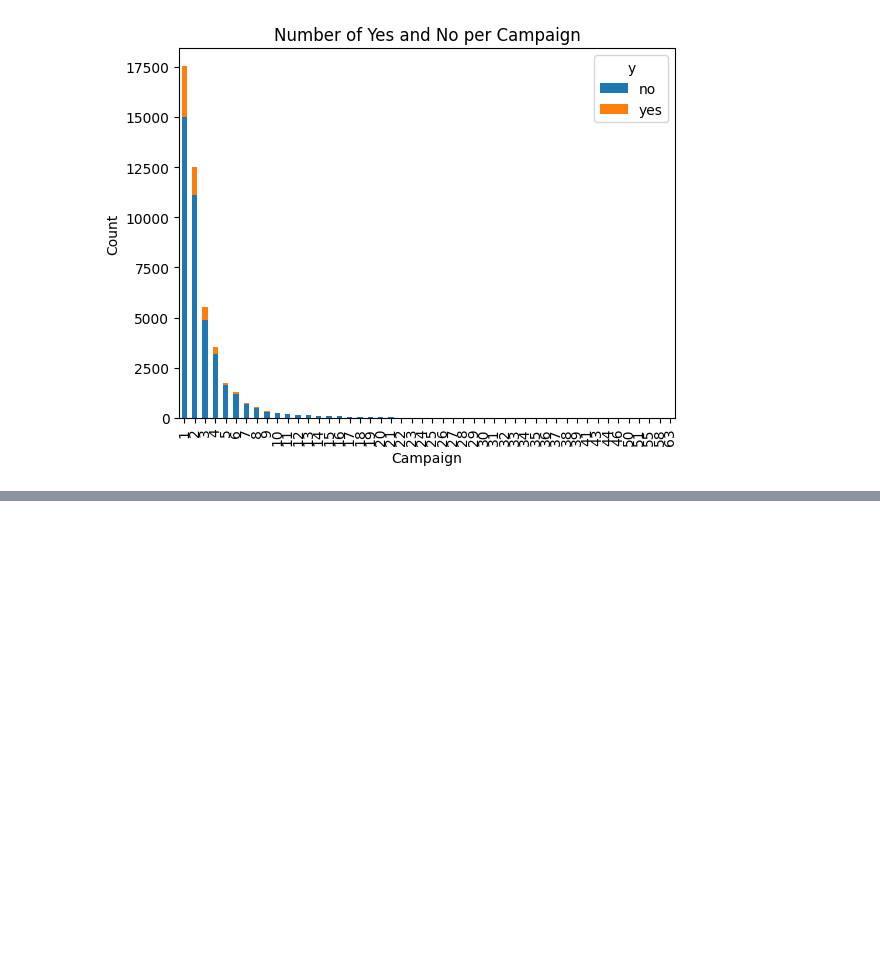
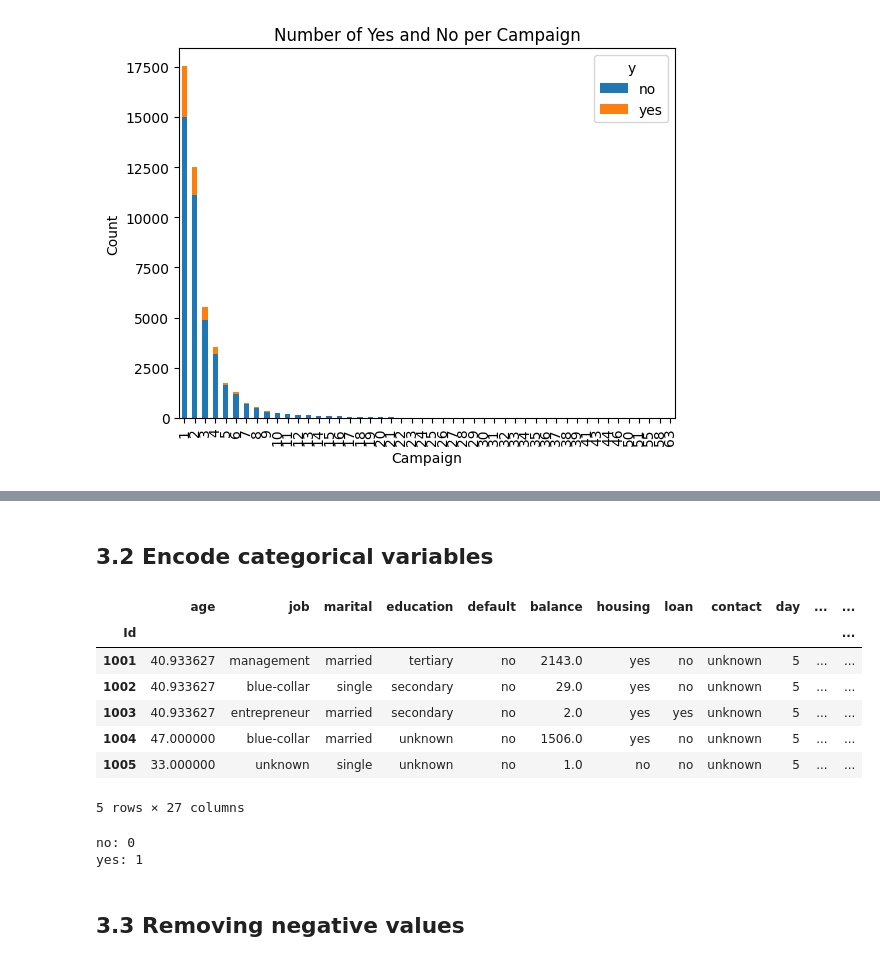
Before and after one commit to jjosorioc/Bank-Client-Attributes-and-Marketing-Outcomes, a Jupyter notebook: SupervisedLearning.ipynb, the cells around one changed output, grey strips where cells are left out. Saved outputs shown, nothing was run; the diff lists cells and outputs as text; code cells hidden in the pictures; blank space fills up the shorter version.

Commit message:
data preprocessing

```diff
--- a/SupervisedLearning.ipynb
+++ b/SupervisedLearning.ipynb
@@ -209,0 +211,9 @@ plt.show()
+# %%
+# Remove
+# df['age'].dropna(inplace=True) # 12 missing values
+# df['job'].dropna(inplace=True) # 1 missing value
+# df['balance'].dropna(inplace=True) # 3 missing values
+
+df['age'].fillna(df['age'].mean(), inplace=True)
+df['balance'].fillna(df['balance'].mean(), inplace=True)
+df['job'].fillna(df['job'].mode()[0], inplace=True)
@@ -209,0 +241,41 @@ plt.show()
+# %% [markdown]
+## 3.2 Encode categorical variables
+# %%
+from sklearn.preprocessing import LabelEncoder
+
+encoder = LabelEncoder()
+
+categorical_columns = ['job', 'marital', 'education', 'default', 'housing', 'loan', 'contact', 'month', 'poutcome']
+
+# Loop through each categorical column and apply the LabelEncoder
+for column in categorical_columns:
+    # Fit the encoder on the column
+    encoder.fit(df[column])
+    # Encode the column
+    df[column + '_encoded'] = encoder.transform(df[column])
+
+# Additional encoding for the target variable 'y'
+encoder.fit(df['y'])
+df['y_encoded'] = encoder.transform(df['y'])
+# %%
+df.head()
+# %% [output]
+|  | age | job | marital | education | default | balance | housing | loan | contact | day | ... | ... |
+| Id |  |  |  |  |  |  |  |  |  |  |  | ... |
+| 1001 | 40.933627 | management | married | tertiary | no | 2143.0 | yes | no | unknown | 5 | ... | ... |
+| 1002 | 40.933627 | blue-collar | single | secondary | no | 29.0 | yes | no | unknown | 5 | ... | ... |
+| 1003 | 40.933627 | entrepreneur | married | secondary | no | 2.0 | yes | yes | unknown | 5 | ... | ... |
+| 1004 | 47.000000 | blue-collar | married | unknown | no | 1506.0 | yes | no | unknown | 5 | ... | ... |
+| 1005 | 33.000000 | unknown | single | unknown | no | 1.0 | no | no | unknown | 5 | ... | ... |
+5 rows × 27 columns
+# %%
+# Now target variable has the following labels
+unique_values = df['y'].unique()
+encoded_values = encoder.transform(unique_values)
+for orig, enc in zip(unique_values, encoded_values):
+    print(f"{orig}: {enc}")
+# %% [output]
+no: 0
+yes: 1
+# %% [markdown]
+## 3.3 Removing negative values
```
Also changed, not shown: parts of 15 cells of this notebook.
